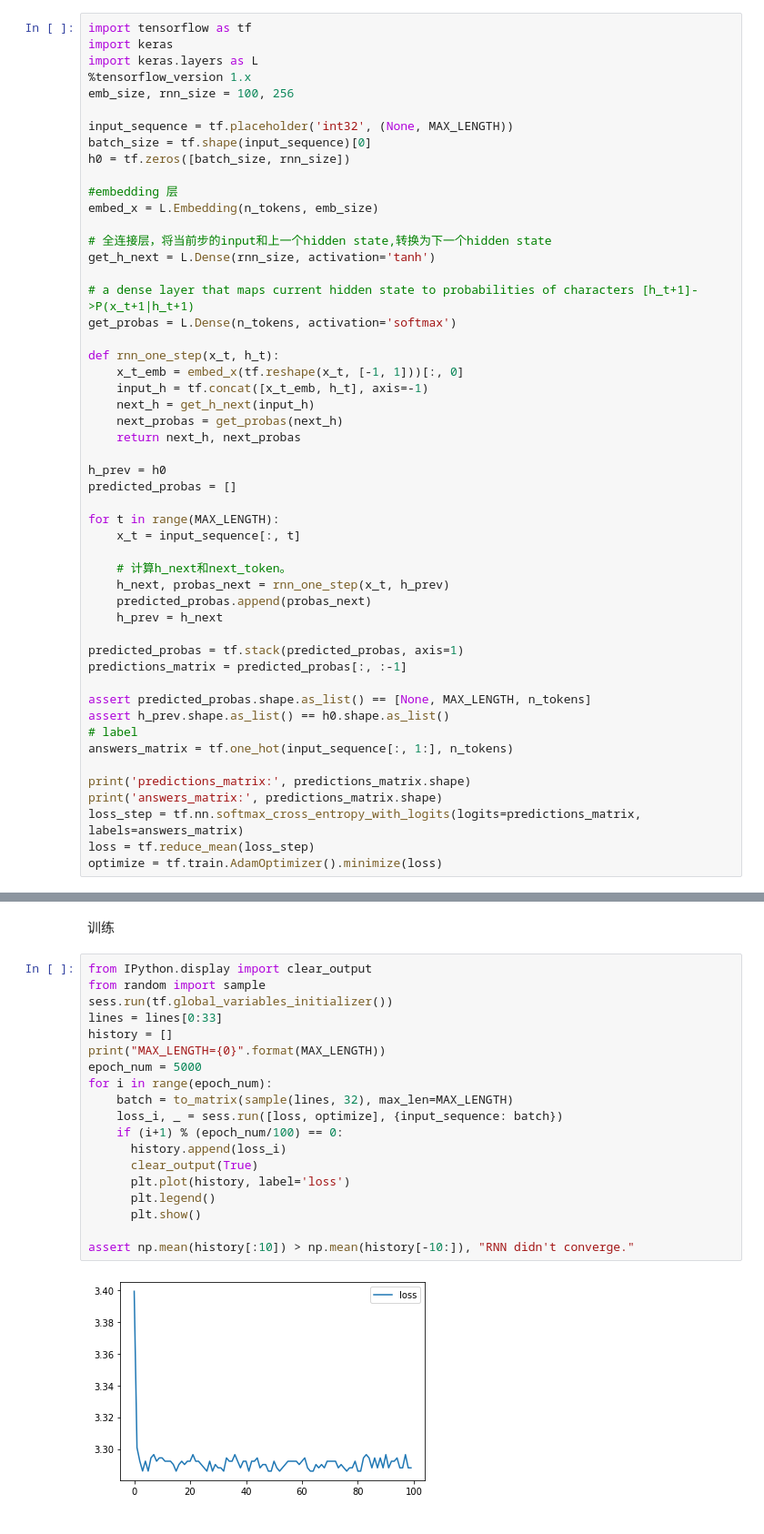
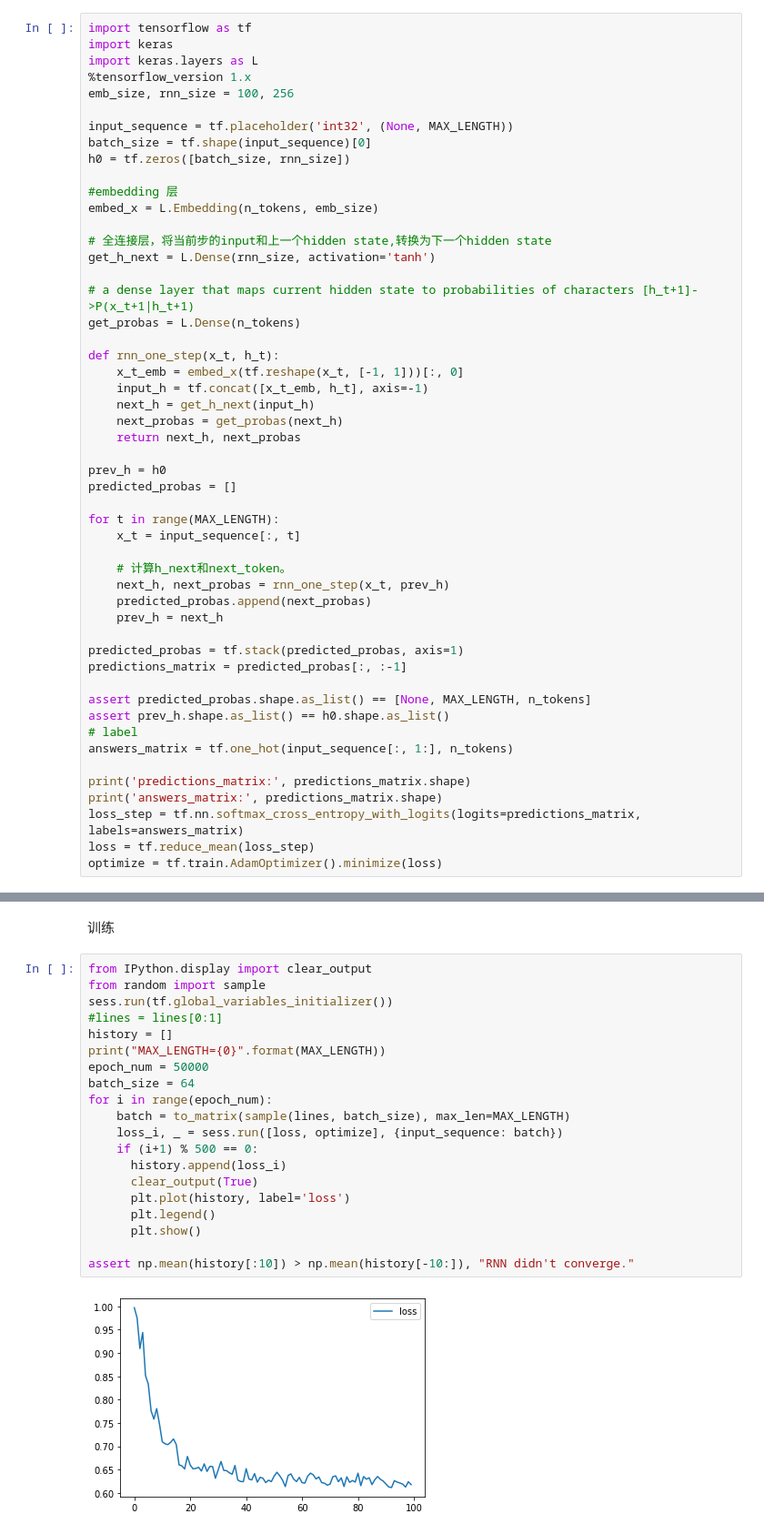
Before and after one commit to 450586509/reinforcement-learning-practice, a Jupyter notebook: 08_rl_nlp.ipynb, the cells around one changed output, grey strips where cells are left out. Shown at 91% size. Saved outputs shown, nothing was run; the diff lists cells and outputs as text.

```diff
--- a/08_rl_nlp.ipynb
+++ b/08_rl_nlp.ipynb
@@ -95,7 +95,7 @@ embed_x = L.Embedding(n_tokens, emb_size)
 get_h_next = L.Dense(rnn_size, activation='tanh')
 
 # a dense layer that maps current hidden state to probabilities of characters [h_t+1]->P(x_t+1|h_t+1)
-get_probas = L.Dense(n_tokens, activation='softmax')
+get_probas = L.Dense(n_tokens)
 
 def rnn_one_step(x_t, h_t):
     x_t_emb = embed_x(tf.reshape(x_t, [-1, 1]))[:, 0]
@@ -104,22 +104,22 @@ def rnn_one_step(x_t, h_t):
     next_probas = get_probas(next_h)
     return next_h, next_probas
 
-h_prev = h0
+prev_h = h0
 predicted_probas = []
 
 for t in range(MAX_LENGTH):
     x_t = input_sequence[:, t]
 
     # 计算h_next和next_token。
-    h_next, probas_next = rnn_one_step(x_t, h_prev)
-    predicted_probas.append(probas_next)
-    h_prev = h_next
+    next_h, next_probas = rnn_one_step(x_t, prev_h)
+    predicted_probas.append(next_probas)
+    prev_h = next_h
 
 predicted_probas = tf.stack(predicted_probas, axis=1)
 predictions_matrix = predicted_probas[:, :-1]
 
 assert predicted_probas.shape.as_list() == [None, MAX_LENGTH, n_tokens]
-assert h_prev.shape.as_list() == h0.shape.as_list()
+assert prev_h.shape.as_list() == h0.shape.as_list()
 # label
 answers_matrix = tf.one_hot(input_sequence[:, 1:], n_tokens)
 
@@ -148,24 +155,25 @@ assert test_p_y1.shape == (
 # %%
 from IPython.display import clear_output
 from random import sample
 sess.run(tf.global_variables_initializer())
-lines = lines[0:33]
+#lines = lines[0:1]
 history = []
 print("MAX_LENGTH={0}".format(MAX_LENGTH))
-epoch_num = 5000
+epoch_num = 50000
+batch_size = 64
 for i in range(epoch_num):
-    batch = to_matrix(sample(lines, 32), max_len=MAX_LENGTH)
+    batch = to_matrix(sample(lines, batch_size), max_len=MAX_LENGTH)
     loss_i, _ = sess.run([loss, optimize], {input_sequence: batch})
-    if (i+1) % (epoch_num/100) == 0:
+    if (i+1) % 500 == 0:
       history.append(loss_i)
       clear_output(True)
       plt.plot(history, label='loss')
       plt.legend()
       plt.show()
 
 assert np.mean(history[:10]) > np.mean(history[-10:]), "RNN didn't converge."
 # %% [output]
-[figure, old version]
+[figure, new version]
 # %%
 history[-10:]
 # %% [output]
```
Also changed, not shown: parts of 7 cells of this notebook.
